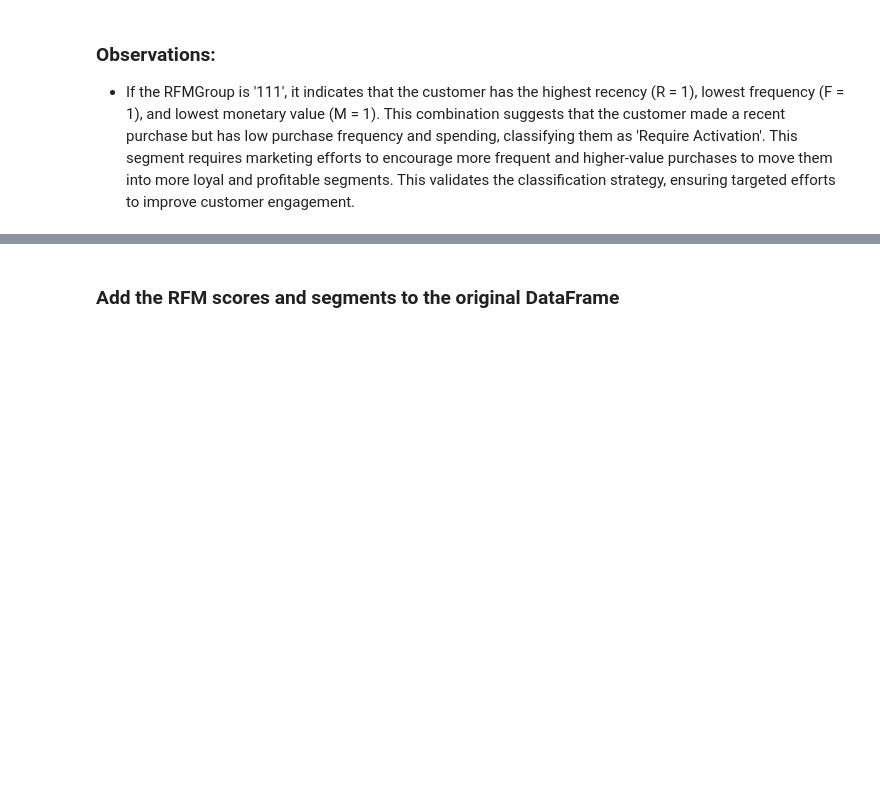
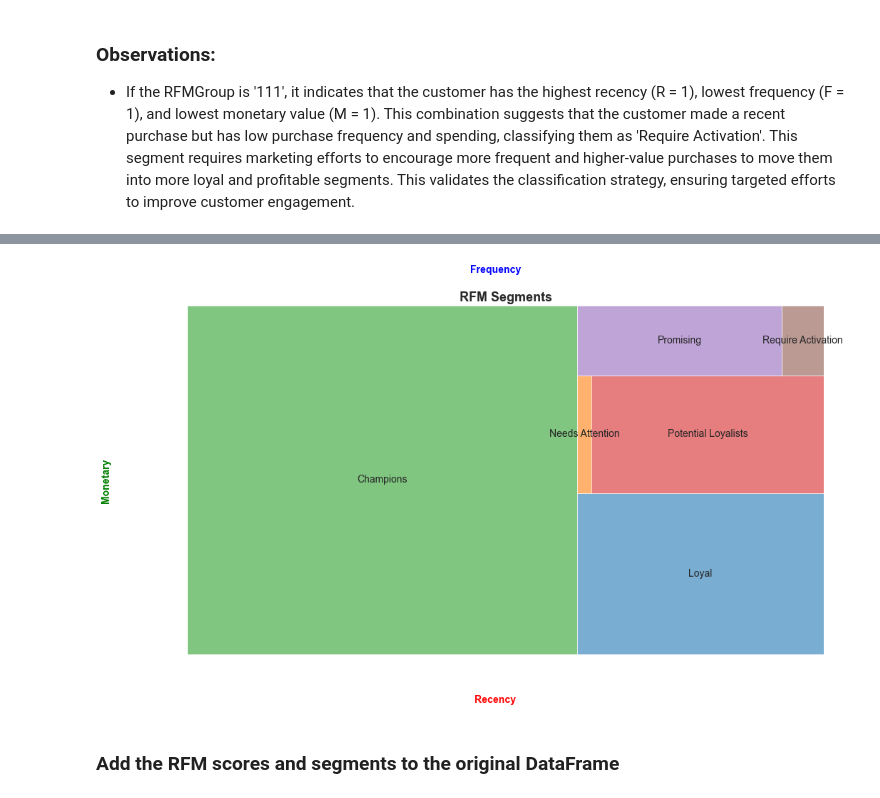
Before and after one commit to preudh/OC_IA_P5_Segment_e_commerce_site_customers, a Jupyter notebook: notebooks/Preudhomme_Patrice_2_notebook_exploration_082024.ipynb, the cells around one changed output, grey strips where cells are left out. Saved outputs shown, nothing was run; the diff lists cells and outputs as text; code cells hidden in the pictures; blank space fills up the shorter version.

```diff
--- a/notebooks/Preudhomme_Patrice_2_notebook_exploration_082024.ipynb
+++ b/notebooks/Preudhomme_Patrice_2_notebook_exploration_082024.ipynb
@@ -926,3 +954,14 @@ RFMScores[RFMScores['RFMGroup']=='111'].sort_values('Monetary', ascending=False)
 # %% [markdown]
 ### Observations:
 - If the RFMGroup is '111', it indicates that the customer has the highest recency (R = 1), lowest frequency (F = 1), and lowest monetary value (M = 1). This combination suggests that the customer made a recent purchase but has low purchase frequency and spending, classifying them as 'Require Activation'. This segment requires marketing efforts to encourage more frequent and higher-value purchases to move them into more loyal and profitable segments. This validates the classification strategy, ensuring targeted efforts to improve customer engagement.
+# %%
+# average values for each RFM_Level, and return a size of each segment
+
+rfm_level_agg = RFMScores.groupby('RFMLevel').agg({
+    'Recency': 'mean',
+    'Frequency': 'mean',
+    'Monetary': ['mean', 'count']
+}).round(1)
+
+# Print the aggregated dataset
+print(rfm_level_agg)
@@ -929,3 +1010,45 @@ RFMScores[RFMScores['RFMGroup']=='111'].sort_values('Monetary', ascending=False)
+# %%
+import pandas as pd
+import matplotlib.pyplot as plt
+import squarify
+
+# Assuming 'rfm_level_agg' DataFrame is already defined with the RFM analysis results
+
+# Rename the columns for better understanding
+rfm_level_agg.columns = rfm_level_agg.columns.droplevel()
+rfm_level_agg.columns = ['RecencyMean','FrequencyMean','MonetaryMean', 'Count']
+
+# Create the plot
+fig = plt.gcf()
+fig.set_size_inches(16, 9)
+ax = fig.add_subplot()
+
+# Custom labels for the segments
+labels = ['Champions', 'Loyal', 'Needs Attention', 'Potential Loyalists', 'Promising', 'Require Activation']
+
+# Define colors for each segment
+colors = ['#2ca02c', '#1f77b4', '#ff7f0e', '#d62728', '#9467bd', '#8c564b']
+
+# Create the treemap
+squarify.plot(sizes=rfm_level_agg['Count'],
+              label=labels,
+              alpha=.6,
+              color=colors,
+              text_kwargs={'fontsize': 14})
+
+# Add titles and labels
+plt.title("RFM Segments", fontsize=18, fontweight="bold")
+plt.axis('off')
+
+# Customizing the axes like the provided image
+plt.figtext(0.5, 0.02, "Recency", ha="center", fontsize=14, color='red', fontweight='bold')
+plt.figtext(0.02, 0.5, "Monetary", va="center", rotation="vertical", fontsize=14, color='green', fontweight='bold')
+plt.figtext(0.5, 0.95, "Frequency", ha="center", fontsize=14, color='blue', fontweight='bold')
+
+# Show the plot
+plt.show()
+# %% [output]
+[figure, added]
 # %% [markdown]
 ### Add the RFM scores and segments to the original DataFrame
 # %%
```
Also changed, not shown: parts of 4 cells of this notebook, 2 other files.
